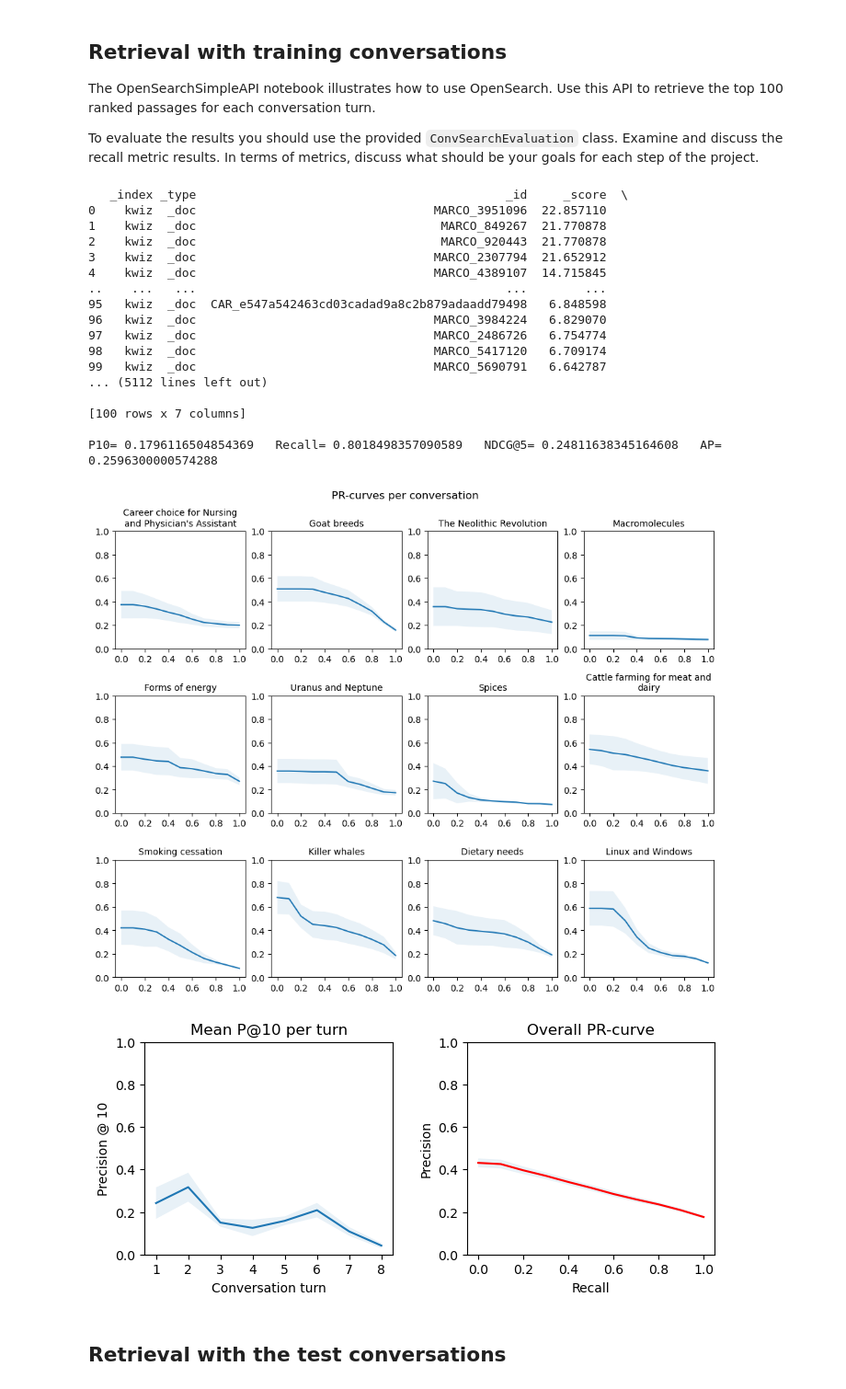
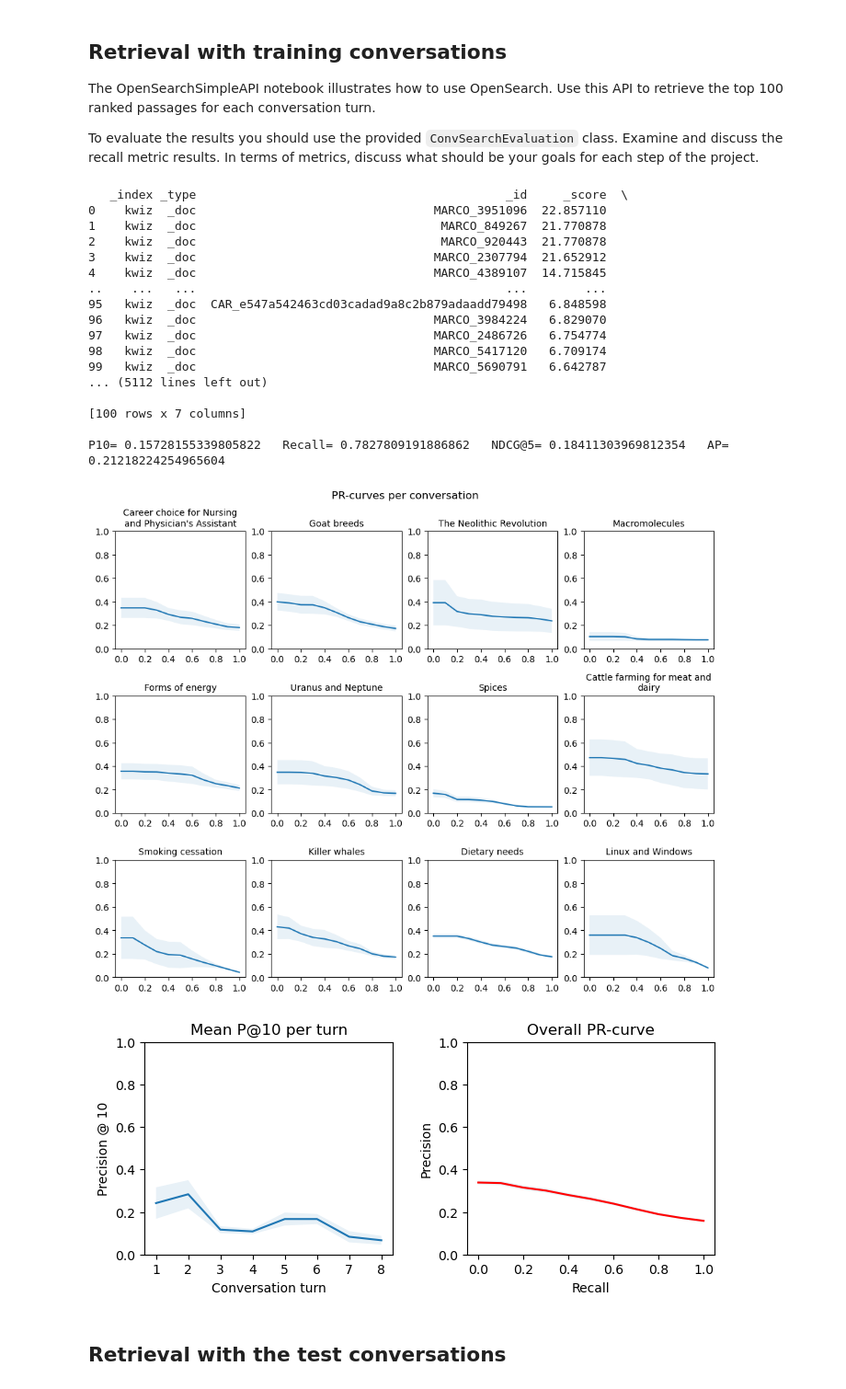
Before and after one commit to RGrave22/RI-Project, a Jupyter notebook: 1st Stage/NLPSearch-phase1/CS-RAG Evaluation.ipynb, the cells around one changed output. Shown at 92% size. Cells and saved outputs as stored; diff of their text form; code cells hidden in the pictures.

```diff
--- a/1st Stage/NLPSearch-phase1/CS-RAG Evaluation.ipynb
+++ b/1st Stage/NLPSearch-phase1/CS-RAG Evaluation.ipynb
@@ -259,6 +259,8 @@ for topic in conv_topics:
         #BM25
         # result = opensearch.search_body(query=utterance, numDocs = 100)
 
+        #result = rwh.rankWithHistory_title(topic= topic, turn = turn, opensearch = opensearch)
+
         #Conversation History
         #Sliding window (with first always present)
         if(len(history_query_list) == 0):
@@ -273,16 +275,15 @@ for topic in conv_topics:
             history_query_list.append(last_utterance)
             print("\nHISTORY QUERY: " + str(history_query_list) + "\n")
             result = rwh.rankWithHistory(first_utterance= ' '.join(history_query_list), turn = turn, opensearch = opensearch)
-
         last_utterance = utterance
 
-        #result = rwh.rankWithHistory(topic= topic, turn = turn, opensearch = opensearch)
-
-        if turn_id == 1:
-            first_utterance = utterance
-            result = opensearch.search_body(query=utterance, numDocs = 100)
-        else:
-            result = rwh.rankWithHistory(first_utterance= first_utterance, turn = turn, opensearch = opensearch)
+        #Conversation History
+        #First utterance only
+        # if turn_id == 1:
+        #     first_utterance = utterance
+        #     result = opensearch.search_body(query=utterance, numDocs = 100)
+        # else:
+        #     result = rwh.rankWithHistory(first_utterance= first_utterance, turn = turn, opensearch = opensearch)
 
         #LMD
         # result = rr.reRank(topic=utterance,opensearch=opensearch)
@@ -355,36 +356,36 @@ ax1.set_title("Mean P@10 per turn")
 ax2 = fig_2.add_subplot(1,2,2)
 full_mean_prec_rec = np.asarray(_full_mean_prec_rec ).mean(axis=0)
 full_var_prec_rec = np.asarray(_full_mean_prec_rec ).var(axis=0)
 ax2.plot(recall_11point, full_mean_prec_rec, color='red')
 ax2.fill_between(recall_11point, full_mean_prec_rec - full_var_prec_rec, full_mean_prec_rec + full_var_prec_rec, alpha = 0.1)
 ax2.set_ylim([0.0,1.0])
 ax2.set_xlabel("Recall")
 ax2.set_ylabel("Precision")
 ax2.set_title("Overall PR-curve")
 
 print()
 print('P10=', _p10, '  Recall=', _recall, '  NDCG@5=', _ndcg5, '  AP=', _ap)
 print()
 # %% [output]
    _index _type                                           _id     _score  \
 0    kwiz  _doc                                 MARCO_3951096  22.857110
 1    kwiz  _doc                                  MARCO_849267  21.770878
 2    kwiz  _doc                                  MARCO_920443  21.770878
 3    kwiz  _doc                                 MARCO_2307794  21.652912
 4    kwiz  _doc                                 MARCO_4389107  14.715845
 ..    ...   ...                                           ...        ...
 95   kwiz  _doc  CAR_e547a542463cd03cadad9a8c2b879adaadd79498   6.848598
 96   kwiz  _doc                                 MARCO_3984224   6.829070
 97   kwiz  _doc                                 MARCO_2486726   6.754774
 98   kwiz  _doc                                 MARCO_5417120   6.709174
 99   kwiz  _doc                                 MARCO_5690791   6.642787
 ... (5112 lines left out)
 
 [100 rows x 7 columns]
 
-P10= 0.1796116504854369   Recall= 0.8018498357090589   NDCG@5= 0.24811638345164608   AP= 0.2596300000574288
+P10= 0.15728155339805822   Recall= 0.7827809191886862   NDCG@5= 0.18411303969812354   AP= 0.21218224254965604
-[figure, old version]
+[figure, new version]
-[figure, old version]
+[figure, new version]
 # %% [markdown]
 ## Retrieval with the test conversations
 # %%
```
Also changed, not shown: parts of 1 cell of this notebook, 1 other file.
